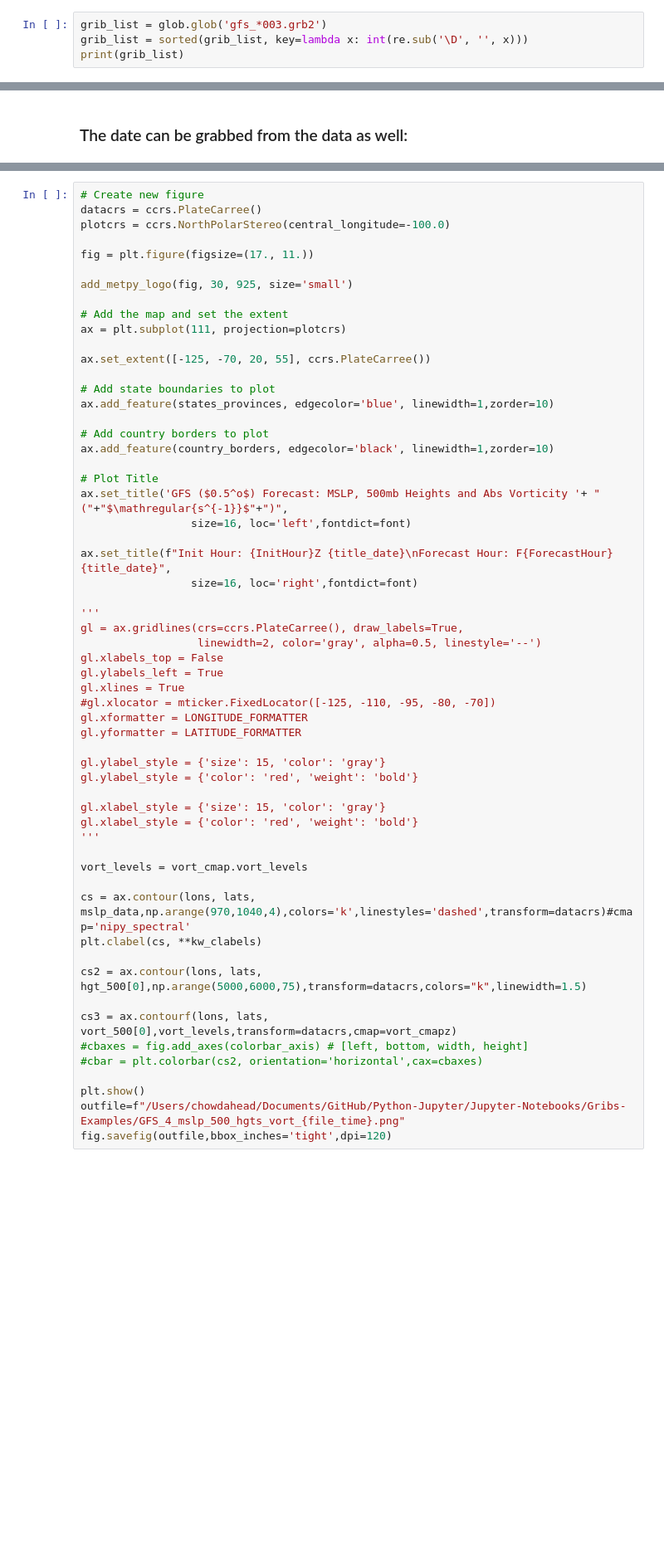
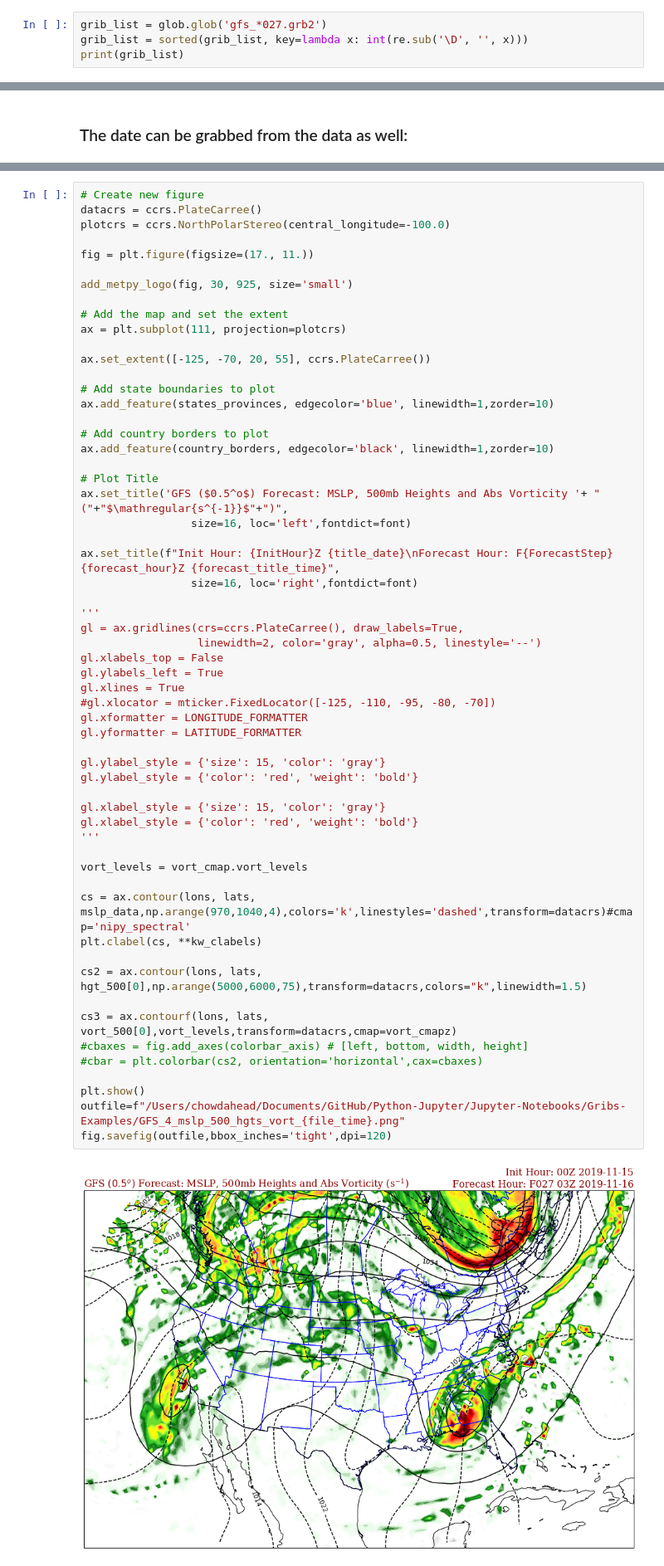
Before and after one commit to MethaneRain/Python, a Jupyter notebook: Jupyter-Notebooks/Gribs-Examples/Gribs_GFS_Forecast_Archived_Example.ipynb, the cells around one changed output, grey strips where cells are left out. Shown at 83% size. Drawn from its saved outputs; the diff is of its cells as text; blank space fills up the shorter version.

Commit message:
update GFS grib notebook
Fixed plot title

````diff
--- a/Jupyter-Notebooks/Gribs-Examples/Gribs_GFS_Forecast_Archived_Example.ipynb
+++ b/Jupyter-Notebooks/Gribs-Examples/Gribs_GFS_Forecast_Archived_Example.ipynb
@@ -67,7 +68,7 @@ gfs_4_20191115_0000_000.grb2  gfs_4_20191115_0000_003.grb2
 # %% [markdown]
 ## Use ```glob``` to grab the names of all the gfs files
 # %%
-grib_list = glob.glob('gfs_*003.grb2')
+grib_list = glob.glob('gfs_*027.grb2')
 grib_list = sorted(grib_list, key=lambda x: int(re.sub('\D', '', x)))
 print(grib_list)
 # %% [output]
@@ -332,37 +365,39 @@ ax.add_feature(country_borders, edgecolor='black', linewidth=1,zorder=10)
 ax.set_title('GFS ($0.5^o$) Forecast: MSLP, 500mb Heights and Abs Vorticity '+ "("+"$\mathregular{s^{-1}}$"+")",
                  size=16, loc='left',fontdict=font)
 
-ax.set_title(f"Init Hour: {InitHour}Z {title_date}\nForecast Hour: F{ForecastHour} {title_date}",
+ax.set_title(f"Init Hour: {InitHour}Z {title_date}\nForecast Hour: F{ForecastStep} {forecast_hour}Z {forecast_title_time}",
                  size=16, loc='right',fontdict=font)
 
 '''
 gl = ax.gridlines(crs=ccrs.PlateCarree(), draw_labels=True,
                   linewidth=2, color='gray', alpha=0.5, linestyle='--')
 gl.xlabels_top = False
 gl.ylabels_left = True
 gl.xlines = True
 #gl.xlocator = mticker.FixedLocator([-125, -110, -95, -80, -70])
 gl.xformatter = LONGITUDE_FORMATTER
 gl.yformatter = LATITUDE_FORMATTER
 
 gl.ylabel_style = {'size': 15, 'color': 'gray'}
 gl.ylabel_style = {'color': 'red', 'weight': 'bold'}
 
 gl.xlabel_style = {'size': 15, 'color': 'gray'}
 gl.xlabel_style = {'color': 'red', 'weight': 'bold'}
 '''
 
 vort_levels = vort_cmap.vort_levels
 
 cs = ax.contour(lons, lats, mslp_data,np.arange(970,1040,4),colors='k',linestyles='dashed',transform=datacrs)#cmap='nipy_spectral'
 plt.clabel(cs, **kw_clabels)
 
 cs2 = ax.contour(lons, lats, hgt_500[0],np.arange(5000,6000,75),transform=datacrs,colors="k",linewidth=1.5)
 
 cs3 = ax.contourf(lons, lats, vort_500[0],vort_levels,transform=datacrs,cmap=vort_cmapz)
 #cbaxes = fig.add_axes(colorbar_axis) # [left, bottom, width, height]
 #cbar = plt.colorbar(cs2, orientation='horizontal',cax=cbaxes)
 
 plt.show()
 outfile=f"/Users/chowdahead/Documents/GitHub/Python-Jupyter/Jupyter-Notebooks/Gribs-Examples/GFS_4_mslp_500_hgts_vort_{file_time}.png"
 fig.savefig(outfile,bbox_inches='tight',dpi=120)
+# %% [output]
+[figure, added]
````
Also changed, not shown: parts of 5 cells of this notebook, 2 other files.
